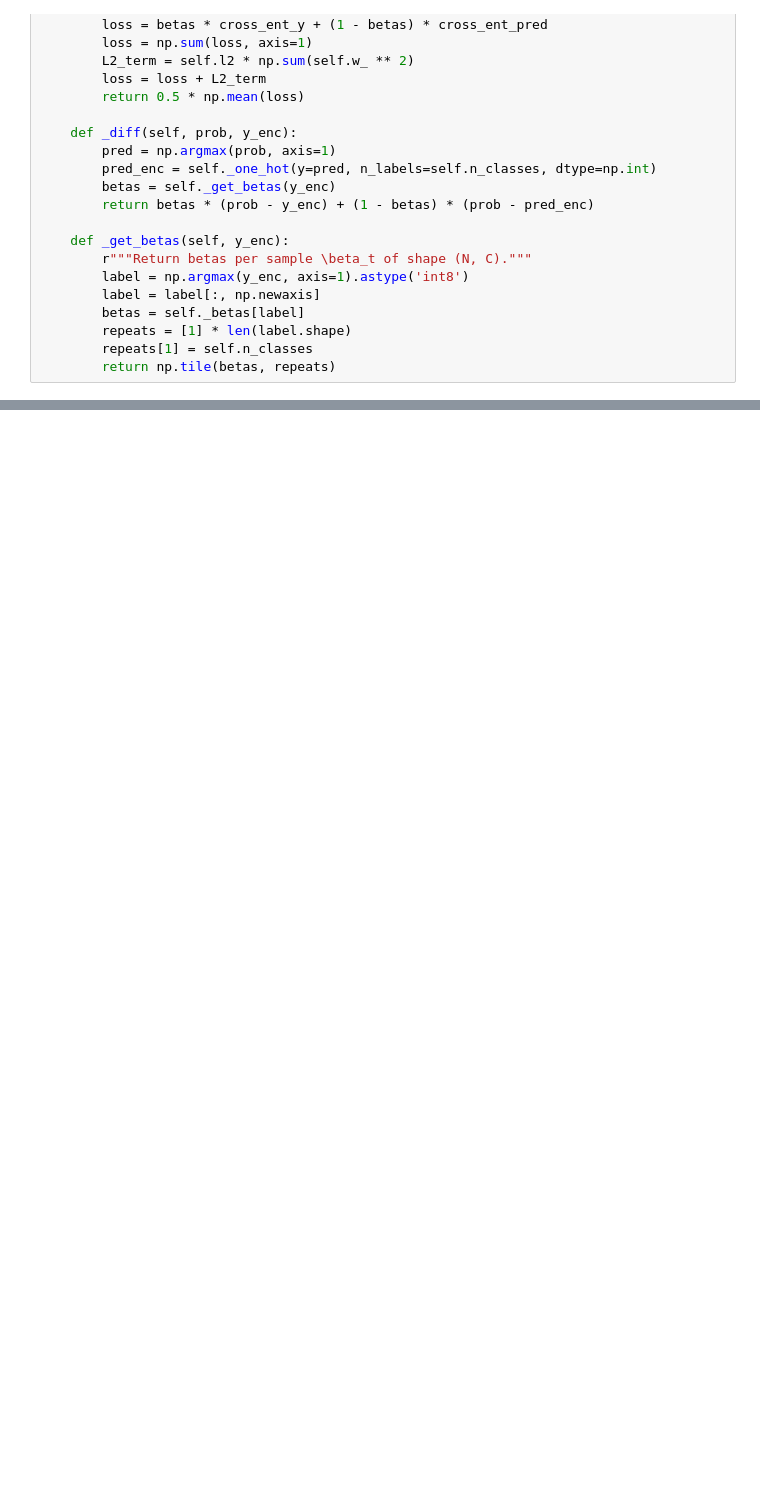
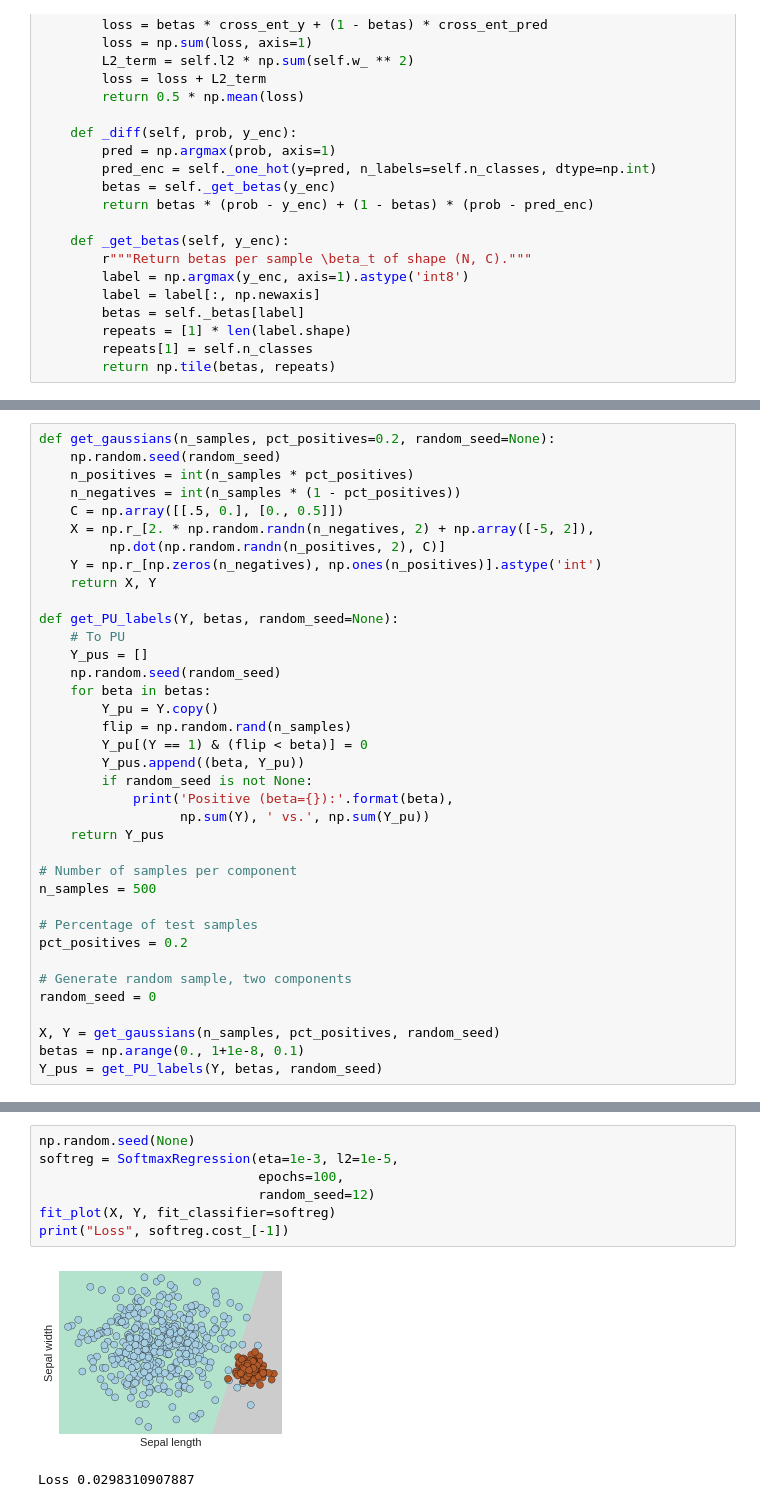
Before and after one commit to JihongJu/pycaffe-objectives, a Jupyter notebook: surrogate_losses.ipynb, the cells around one changed output, grey strips where cells are left out. Cells and saved outputs as stored; diff of their text form; blank space fills up the shorter version.

```diff
--- a/surrogate_losses.ipynb
+++ b/surrogate_losses.ipynb
@@ -181,0 +186,37 @@ Loss 0.318294874653
+# %%
+def get_gaussians(n_samples, pct_positives=0.2, random_seed=None):
+    np.random.seed(random_seed)
+    n_positives = int(n_samples * pct_positives)
+    n_negatives = int(n_samples * (1 - pct_positives))
+    C = np.array([[.5, 0.], [0., 0.5]])
+    X = np.r_[2. * np.random.randn(n_negatives, 2) + np.array([-5, 2]),
+         np.dot(np.random.randn(n_positives, 2), C)]
+    Y = np.r_[np.zeros(n_negatives), np.ones(n_positives)].astype('int')
+    return X, Y
+
+def get_PU_labels(Y, betas, random_seed=None):
+    # To PU
+    Y_pus = []
+    np.random.seed(random_seed)
+    for beta in betas:
+        Y_pu = Y.copy()
+        flip = np.random.rand(n_samples)
+        Y_pu[(Y == 1) & (flip < beta)] = 0
+        Y_pus.append((beta, Y_pu))
+        if random_seed is not None:
+            print('Positive (beta={}):'.format(beta),
+                  np.sum(Y), ' vs.', np.sum(Y_pu))
+    return Y_pus
+
+# Number of samples per component
+n_samples = 500
+
+# Percentage of test samples
+pct_positives = 0.2
+
+# Generate random sample, two components
+random_seed = 0
+
+X, Y = get_gaussians(n_samples, pct_positives, random_seed)
+betas = np.arange(0., 1+1e-8, 0.1)
+Y_pus = get_PU_labels(Y, betas, random_seed)
@@ -181,0 +235,10 @@ Loss 0.318294874653
+# %%
+np.random.seed(None)
+softreg = SoftmaxRegression(eta=1e-3, l2=1e-5,
+                            epochs=100,
+                            random_seed=12)
+fit_plot(X, Y, fit_classifier=softreg)
+print("Loss", softreg.cost_[-1])
+# %% [output]
+[figure, added]
+Loss 0.0298310907887
```
Also changed, not shown: parts of 11 cells of this notebook.
